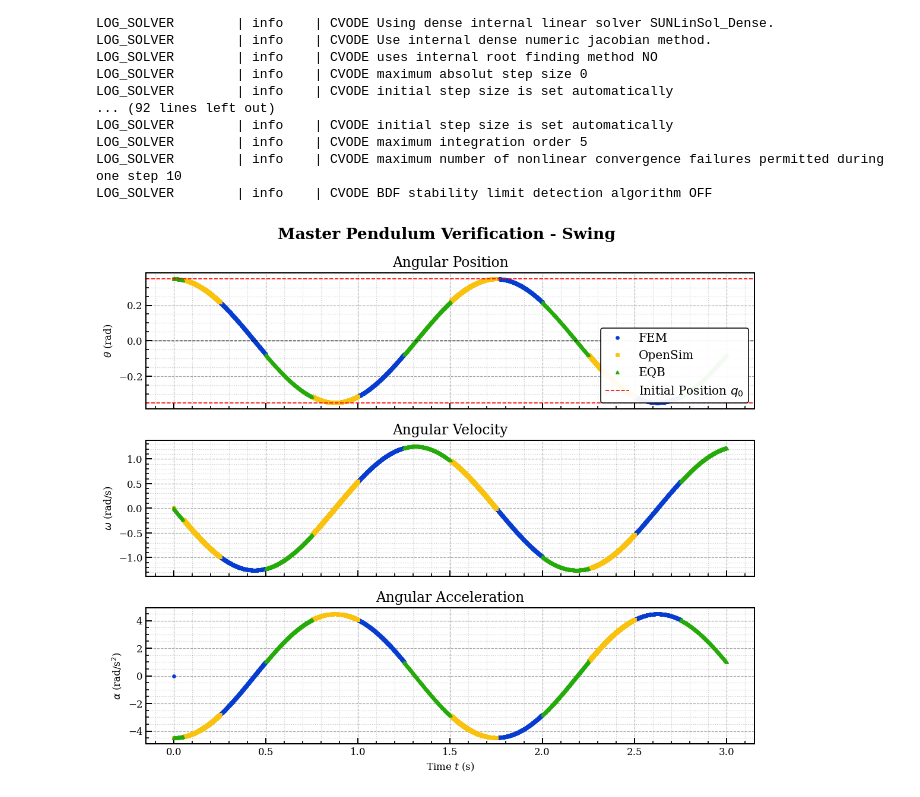
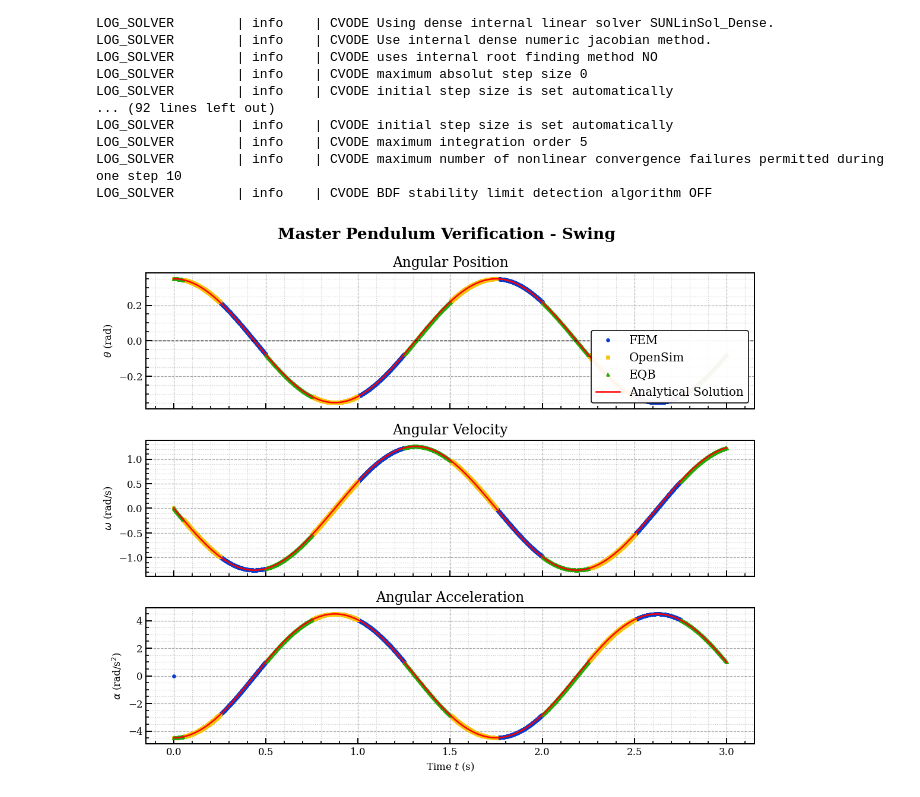
Before and after one commit to FlorianFrech/SystemSimulation, a Jupyter notebook: demos/ControlledPendulum/MyModels/MasterPendulum/test_master_pendulum_swing.ipynb, the cells around one changed output. Saved outputs shown, nothing was run; the diff lists cells and outputs as text; code cells hidden in the pictures.

```diff
--- a/demos/ControlledPendulum/MyModels/MasterPendulum/test_master_pendulum_swing.ipynb
+++ b/demos/ControlledPendulum/MyModels/MasterPendulum/test_master_pendulum_swing.ipynb
@@ -36,7 +36,7 @@ q0 = np.deg2rad(init_params.angular_position_deg)
 omega0 = init_params.angular_velocity
 
 sim_params = fem_config.SimulationParameters()
-sim_params.tau = 0.001
+sim_params.tau = 0.01
 sim_params.t_end = 3.0
 sim_params.with_contact = False
 sim_params.use_gravity = True
@@ -149,36 +149,36 @@ axs[0].set_title(r'Angular Position')
 axs[0].plot(t_vals['FEM'], q_vals['FEM'], **fem_style)
 axs[0].plot(t_vals['OpenSim'], q_vals['OpenSim'], **opensim_style)
 axs[0].plot(t_vals['EQB'], q_vals['EQB'], **eqb_style)
+axs[0].plot(t_an_vals, q_an_vals, color='red', linestyle='-', linewidth=1.5, label='Analytical Solution')
 axs[0].axhline(0, color='k', linestyle='--', linewidth=0.8)
-axs[0].axhline(np.deg2rad(init_params.angular_position_deg), color='red', linestyle='--', label="Initial Position $q_0$", linewidth=1)
-axs[0].axhline(-np.deg2rad(init_params.angular_position_deg), color='red', linestyle='--',linewidth=1)
 axs[0].set_ylabel(r'$\theta$ (rad)')
 axs[0].legend(loc='lower right')
 
 axs[1].set_title(r'Angular Velocity')
 axs[1].plot(t_vals['FEM'], omega_vals['FEM'], **fem_style)
 axs[1].plot(t_vals['OpenSim'], omega_vals['OpenSim'], **opensim_style)
 axs[1].plot(t_vals['EQB'], omega_vals['EQB'], **eqb_style)
-
+axs[1].plot(t_an_vals, omega_an_vals, color='red', linestyle='-', linewidth=1.5, label='Analytical Solution')
 axs[1].set_ylabel(r'$\omega$ (rad/s)')
 
 axs[2].set_title(r'Angular Acceleration')
 axs[2].plot(t_vals['FEM'], alpha_vals['FEM'], **fem_style)
 axs[2].plot(t_vals['OpenSim'], alpha_vals['OpenSim'], **opensim_style)
 axs[2].plot(t_vals['EQB'], alpha_vals['EQB'], **eqb_style)
+axs[2].plot(t_an_vals, alpha_an_vals, color='red', linestyle='-', linewidth=1.5, label='Analytical Solution')
 axs[2].set_ylabel(r'$\alpha$ (rad/s$^2$)')
 axs[2].set_xlabel(r'Time $t$ (s)')
 
 for ax in axs:
     ax.minorticks_on()
     ax.grid(True, which='major', linestyle='--', alpha=0.7)
     ax.grid(True, which='minor', linestyle=':', alpha=0.4)
 
 
 # adjust layout and add vertical space
 plt.tight_layout(rect=[0, 0, 0.95, 0.95])
 plt.subplots_adjust(top=0.9)
 plt.savefig("../figures/StateSynchronization_swing.svg")
 plt.show()
 # %% [output]
-[figure, old version]
+[figure, new version]
```
Also changed, not shown: parts of 1 cell of this notebook, 10 other files.
